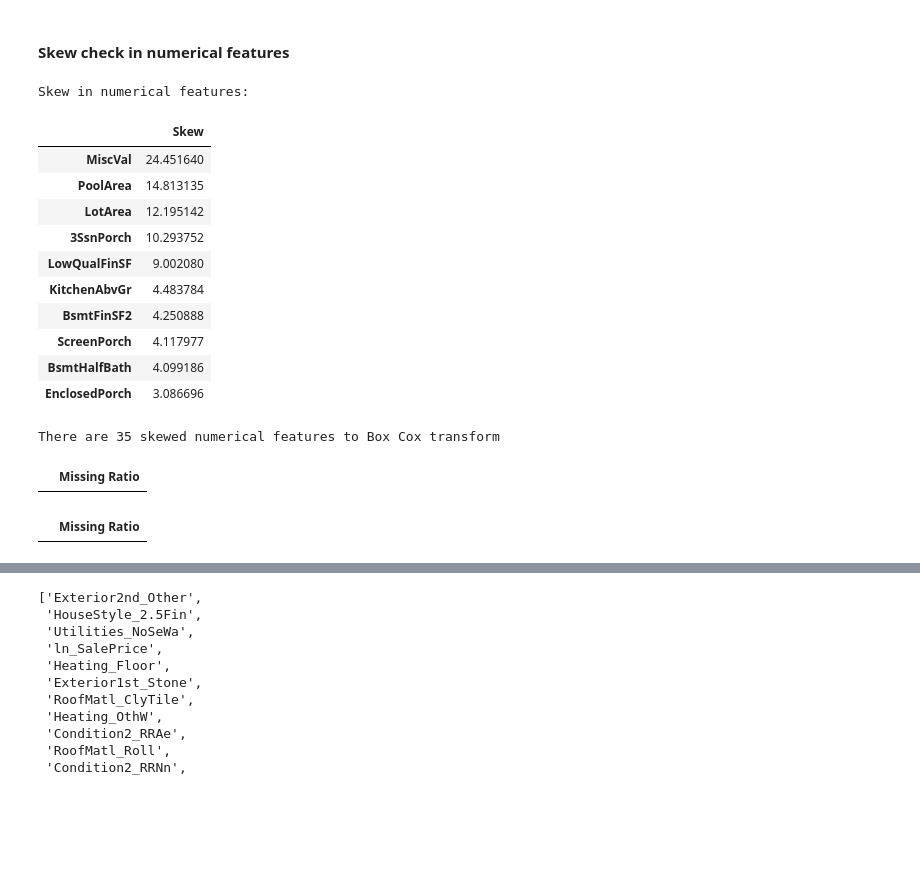
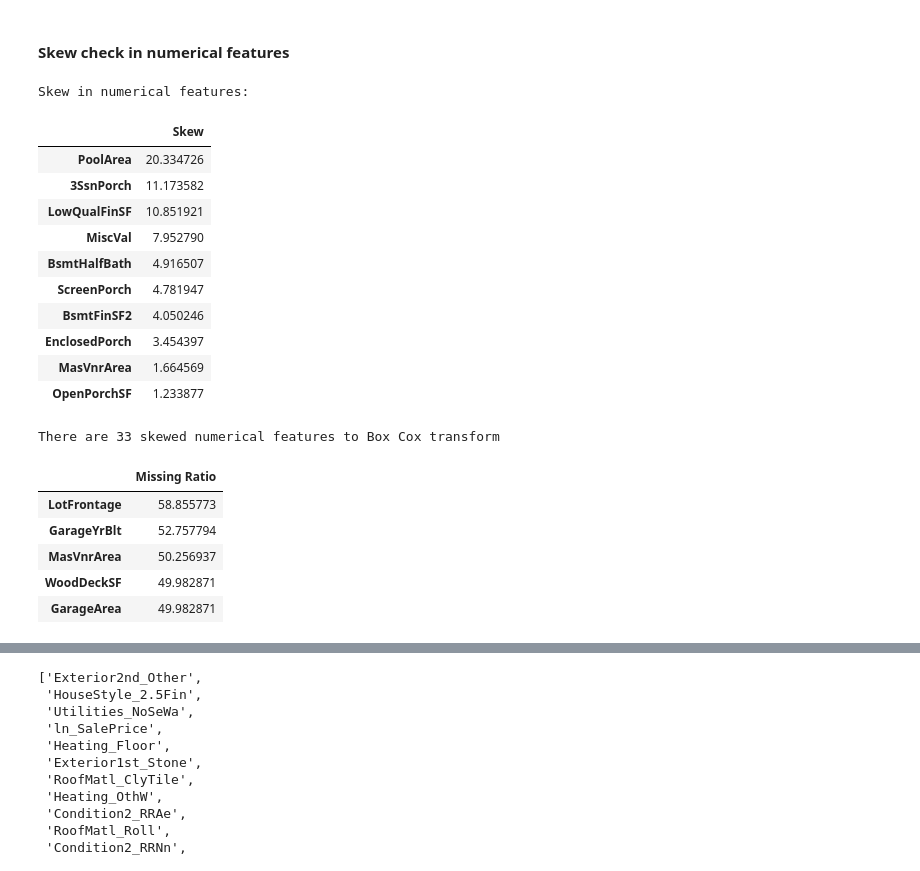
Before and after one commit to tanuj5480/100-Days-of-Data-Science, a Jupyter notebook: Code/Problem #1 .ipynb, the cells around one changed output, grey strips where cells are left out. Cells and saved outputs as stored; diff of their text form; code cells hidden in the pictures; blank space fills up the shorter version.

```diff
--- a/Code/Problem #1 .ipynb
+++ b/Code/Problem #1 .ipynb
@@ -110,9 +122,9 @@ plt.show()
 # %%
 # Can drop the below variables since there is more than 80% missing data
 
-missing_df = train_df.isnull().sum(axis=0).reset_index()
+missing_df = all_data_2.isnull().sum(axis=0).reset_index()
 missing_df.columns = ['column_name', 'missing_count']
-missing_df['missing_ratio'] = missing_df['missing_count'] / train_df.shape[0]
+missing_df['missing_ratio'] = missing_df['missing_count'] / all_data.shape[0]
 missing_df.loc[missing_df['missing_ratio']>0.80]
 # %% [output]
 |  | column_name | missing_count | missing_ratio |
@@ -128,7 +136,7 @@ train_df.drop(lst_var_to_drop, axis=1, inplace=True)
 # %%
 test_df.drop(lst_var_to_drop, axis=1, inplace=True)
 # %%
-dtype_df = train_df.dtypes.reset_index()
+dtype_df = all_data.dtypes.reset_index()
 dtype_df.columns = ["Count", "Column Type"]
 # %%
 dtype_df.groupby('Column Type').count().reset_index()
@@ -166,11 +166,11 @@ cat_var, cont_var
 # Few of the above variables are really categorical but not continous, so transforming them into the same
 
 #Year and month sold are transformed into categorical features.
-train_df['YrSold'] = train_df['YrSold'].astype(str)
-train_df['MoSold'] = train_df['MoSold'].astype(str)
-train_df['YearBuilt'] = train_df['YearBuilt'].astype(str)
-train_df['YearRemodAdd'] = train_df['YearRemodAdd'].astype(str)
-train_df['YearRemodAdd'] = train_df['YearRemodAdd'].astype(str)
+all_data['YrSold'] = all_data['YrSold'].astype(str)
+all_data['MoSold'] = all_data['MoSold'].astype(str)
+all_data['YearBuilt'] = all_data['YearBuilt'].astype(str)
+all_data['YearRemodAdd'] = all_data['YearRemodAdd'].astype(str)
+all_data['YearRemodAdd'] = all_data['YearRemodAdd'].astype(str)
 # %%
 train_df['YrSold'] = train_df['YrSold'].astype(str)
 train_df['MoSold'] = train_df['MoSold'].astype(str)
@@ -183,7 +183,7 @@ train_df['YearRemodAdd'] = train_df['YearRemodAdd'].astype(str)
 # categorical variables: to replace with the mode for that variable
 
 for var in cat_var:
-    train_df[var].fillna(train_df[var].mode()[0], inplace=True)
+    all_data[var].fillna(all_data[var].mode()[0], inplace=True)
 
 # to further improve the model, we would have to go through at variable level and impute values accrodingly
 # %%
@@ -192,26 +192,26 @@ for var in cat_var:
 # %% [markdown]
 #### Skew check in numerical features
 # %%
-numeric_feats = train_df.dtypes[train_df.dtypes != "object"].index
+numeric_feats = all_data.dtypes[train_df.dtypes != "object"].index
 
 # Check the skew of all numerical features
-skewed_feats = train_df[numeric_feats].apply(lambda x: skew(x.dropna())).sort_values(ascending=False)
+skewed_feats = all_data[numeric_feats].apply(lambda x: skew(x.dropna())).sort_values(ascending=False)
 print("\nSkew in numerical features: \n")
 skewness = pd.DataFrame({'Skew' :skewed_feats})
 skewness.head(10)
 # %% [output]
 Skew in numerical features:
 |  | Skew |
-| MiscVal | 24.451640 |
-| PoolArea | 14.813135 |
-| LotArea | 12.195142 |
-| 3SsnPorch | 10.293752 |
-| LowQualFinSF | 9.002080 |
-| KitchenAbvGr | 4.483784 |
-| BsmtFinSF2 | 4.250888 |
-| ScreenPorch | 4.117977 |
-| BsmtHalfBath | 4.099186 |
-| EnclosedPorch | 3.086696 |
+| PoolArea | 20.334726 |
+| 3SsnPorch | 11.173582 |
+| LowQualFinSF | 10.851921 |
+| MiscVal | 7.952790 |
+| BsmtHalfBath | 4.916507 |
+| ScreenPorch | 4.781947 |
+| BsmtFinSF2 | 4.050246 |
+| EnclosedPorch | 3.454397 |
+| MasVnrArea | 1.664569 |
+| OpenPorchSF | 1.233877 |
 # %%
 skewness = skewness[abs(skewness) > 0.75]
 
@@ -223,9 +223,9 @@ skewed_features = skewness.index
 lam = 0.15
 for feat in skewed_features:
     #all_data[feat] += 1
-    train_df[feat] = boxcox1p(train_df[feat], lam)
+    all_data[feat] = boxcox1p(train_df[feat], lam)
 # %% [output]
-There are 35 skewed numerical features to Box Cox transform
+There are 33 skewed numerical features to Box Cox transform
 # %%
 for feat in skewed_features:
     #all_data[feat] += 1
@@ -255,14 +249,12 @@ test_df_2['BsmtFinSF1'].fillna((test_df_2['BsmtFinSF1'].mean()), inplace=True)
 # %%
-all_data_na = (train_df_2.isnull().sum() / len(train_df_2)) * 100
+all_data_na = (all_data.isnull().sum() / len(all_data)) * 100
 all_data_na = all_data_na.drop(all_data_na[all_data_na == 0].index).sort_values(ascending=False)
 missing_data = pd.DataFrame({'Missing Ratio' :all_data_na})
 missing_data.head()
 # %% [output]
 |  | Missing Ratio |
+| LotFrontage | 58.855773 |
+| GarageYrBlt | 52.757794 |
+| MasVnrArea | 50.256937 |
+| WoodDeckSF | 49.982871 |
+| GarageArea | 49.982871 |
-# %%
-all_data_na = (test_df_2.isnull().sum() / len(test_df_2)) * 100
-all_data_na = all_data_na.drop(all_data_na[all_data_na == 0].index).sort_values(ascending=False)
-missing_data = pd.DataFrame({'Missing Ratio' :all_data_na})
-missing_data.head()
-# %% [output]
-|  | Missing Ratio |
```
Also changed, not shown: parts of 14 cells of this notebook.
